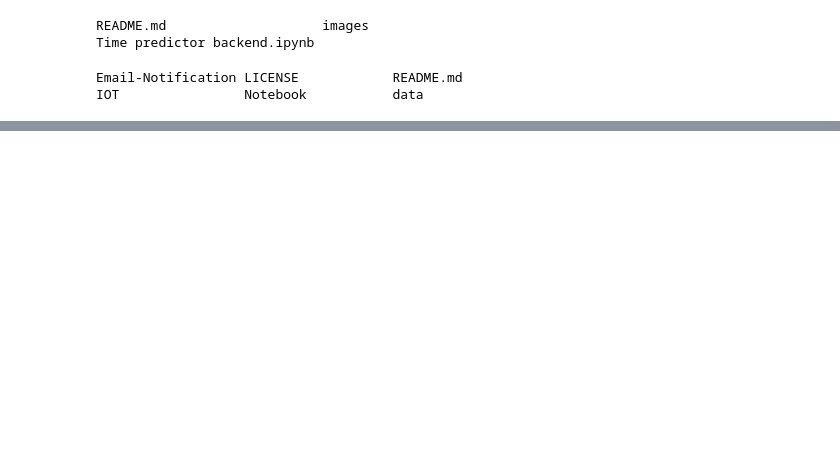
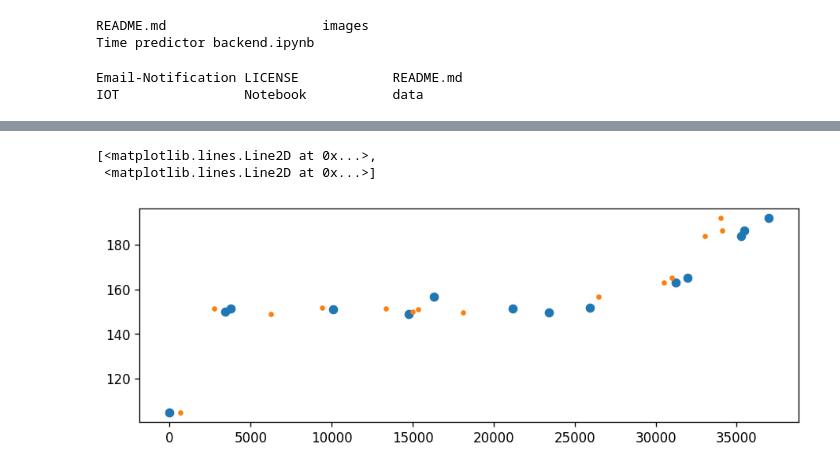
Before and after one commit to shuklasaharsh/IOT_Temperatur_ESP8266, a Jupyter notebook: Notebook/Time predictor backend.ipynb, the cells around one changed output, grey strips where cells are left out. Cells and saved outputs as stored; diff of their text form; code cells hidden in the pictures; blank space fills up the shorter version.

```diff
--- a/Notebook/Time predictor backend.ipynb
+++ b/Notebook/Time predictor backend.ipynb
@@ -937,0 +923,3 @@ model
+# %%
+model_time_3 = tc.regression.create(dataset=time_train,
+                                       target='difference', features=['field2', 'field1'])
@@ -937,0 +953,6 @@ model
+# %%
+plt.plot(time_test['difference'], time_test['field2'], 'o', model_time_3.predict(time_test), time_test['field2'], '.')
+# %% [output]
+[<matplotlib.lines.Line2D at 0x...>,
+ <matplotlib.lines.Line2D at 0x...>]
+[figure, added]
```
Also changed, not shown: parts of 35 cells of this notebook, 8 other files.
